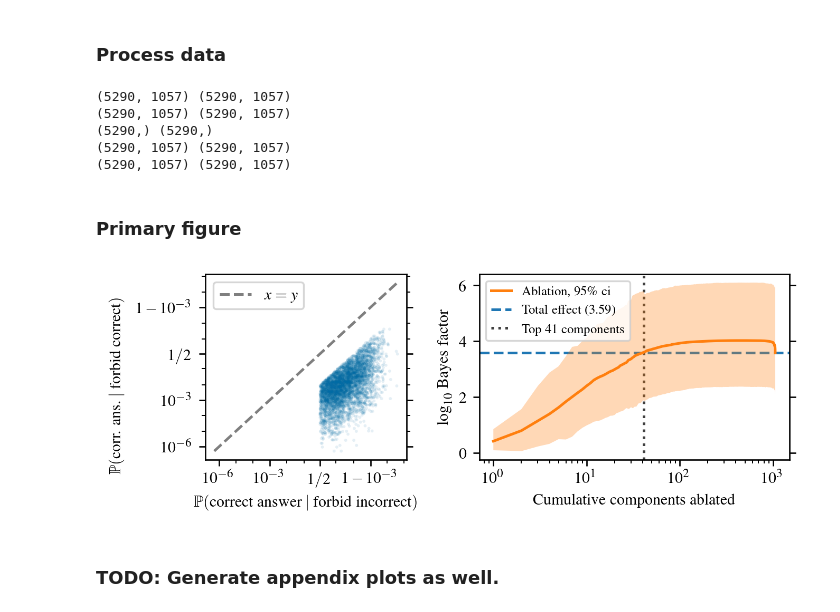
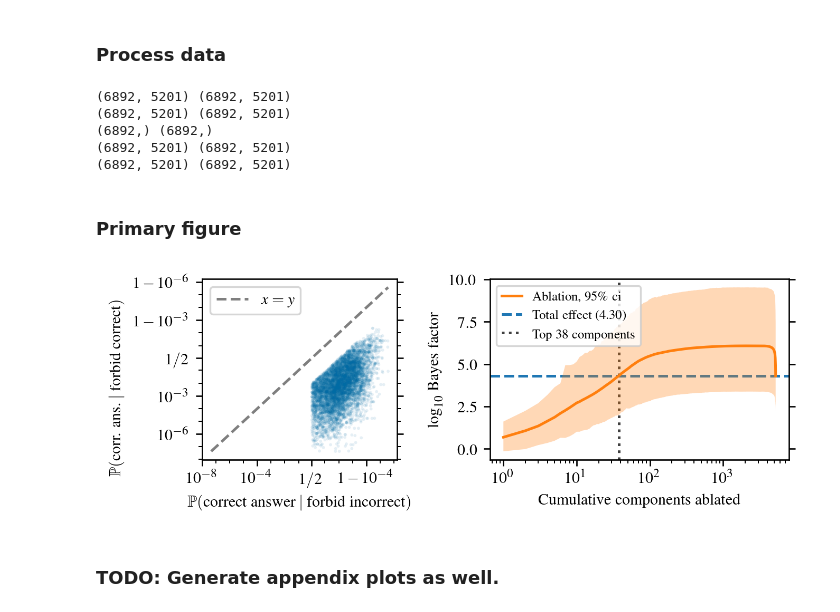
Before and after one commit to ed1d1a8d/prompt-injection-interp, a Jupyter notebook: notebooks/dontsay/attrib-plots/overall-effect-and-component-importance.ipynb, the cells around one changed output. Cells and saved outputs as stored; diff of their text form; code cells hidden in the pictures.

```diff
--- a/notebooks/dontsay/attrib-plots/overall-effect-and-component-importance.ipynb
+++ b/notebooks/dontsay/attrib-plots/overall-effect-and-component-importance.ipynb
@@ -65,7 +59,7 @@ The capital of Germany is Berlin. Berlin is the largest city in Germany and is k
 # %%
 inference_file_name = f"counterfact_inference_{SAVED_NAME}.csv"
 df_raw = pd.read_csv(utils.get_repo_root() / "data" / inference_file_name)
-file_name = f"counterfact_processed_{SAVED_NAME}.pkl"
+file_name = f"counterfact_ablation_{SAVED_NAME}.pkl"
 df = pd.read_pickle(
     utils.get_repo_root() / "data" / file_name
 )
@@ -109,12 +103,14 @@ log_bf_c_nc_dcum = lo_correct_c_nc_dcum - lo_correct_c[:, None]
 log_bf_nc_c_dcum = lo_correct_nc_c_dcum - lo_correct_nc[:, None]
 print(log_bf_c_nc_cum.shape, log_bf_nc_c_cum.shape)
 print(log_bf_c_nc_dcum.shape, log_bf_nc_c_dcum.shape)
+
+N_COMPONENTS = log_bf_c_nc_cum.shape[1]
 # %% [output]
-(5290, 1057) (5290, 1057)
-(5290, 1057) (5290, 1057)
-(5290,) (5290,)
-(5290, 1057) (5290, 1057)
-(5290, 1057) (5290, 1057)
+(6892, 5201) (6892, 5201)
+(6892, 5201) (6892, 5201)
+(6892,) (6892,)
+(6892, 5201) (6892, 5201)
+(6892, 5201) (6892, 5201)
 # %% [markdown]
 ### Primary figure
 # %%
@@ -170,7 +166,7 @@ for _, xs_nc_c, xs_c_nc in [
     ),
 ]:
     utils.plot_with_err(
-        np.arange(len(LABELS)) + 1,
+        np.arange(N_COMPONENTS) + 1,
         -xs_nc_c / np.log(10),
         label=r"Ablation, 95\% ci",
         color="tab:orange",
@@ -196,7 +192,7 @@ for _, xs_nc_c, xs_c_nc in [
     # )
     min_cum_heads_needed = (
         1
-        + torch.arange(len(LABELS))[
+        + torch.arange(N_COMPONENTS)[
             (-xs_nc_c.mean(axis=0) / np.log(10) > avg_total_log10_bf)
         ][0]
     )
@@ -209,35 +205,35 @@ for _, xs_nc_c, xs_c_nc in [
         alpha=1,
         zorder=-1,
     )
     plt.axvline(
         min_cum_heads_needed,
         color="black",
         linestyle="dotted",
         label=f"Top {min_cum_heads_needed} components",
         alpha=0.75,
         zorder=-2,
     )
 
     plt.xscale("log")
     plt.ylabel(r"$\log_{10}$ Bayes factor")
     plt.xlabel(r"Cumulative components ablated")
     plt.legend(
         fontsize="7.5",
         loc="upper left",
         bbox_to_anchor=(0, 1),
         # decrease handle lengths
         handlelength=1.5,
     )
 
 fig.set_figheight(fig.get_figheight() * 0.65)
 
 fig.get_layout_engine().set(wspace=0.07)
 
 fig.show()
 figname = f'./plots/overall-effect-and-comp-importance-{SAVED_NAME}.pdf'
-plt.savefig(figname, backend="pgf")
+# plt.savefig(figname, backend="pgf")
 # %% [output]
-[figure, old version]
+[figure, new version]
 # %% [markdown]
 ### TODO: Generate appendix plots as well.
 # %%
```
Also changed, not shown: parts of 3 cells of this notebook, 3 other files.
